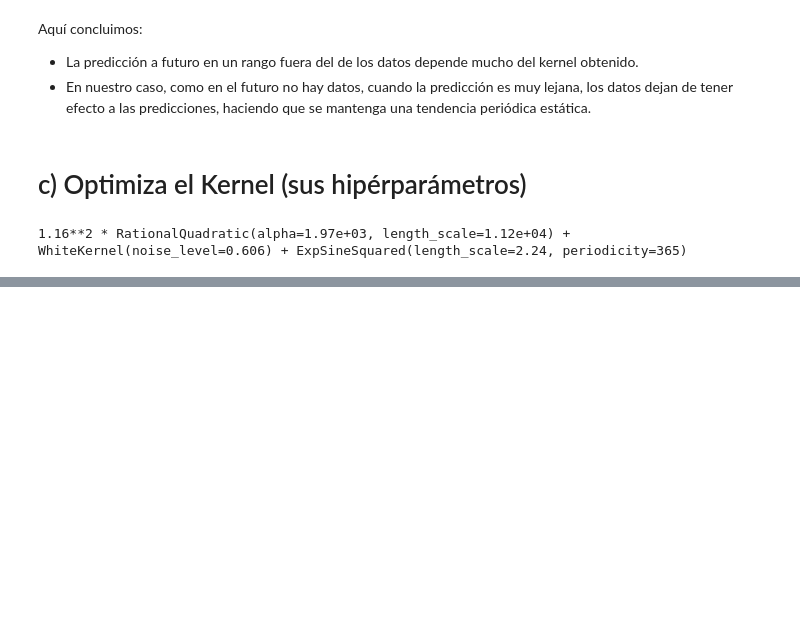
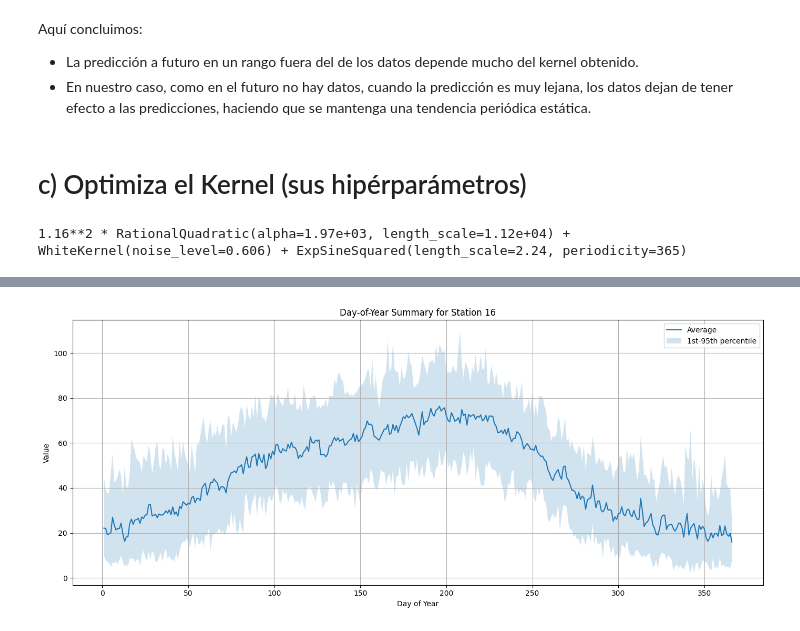
Before and after one commit to Davidjmz12/Automatic-Learning, a Jupyter notebook: Lab-08/P8_extra.ipynb, the cells around one changed output, grey strips where cells are left out. Saved outputs shown, nothing was run; the diff lists cells and outputs as text; code cells hidden in the pictures; blank space fills up the shorter version.

```diff
--- a/Lab-08/P8_extra.ipynb
+++ b/Lab-08/P8_extra.ipynb
@@ -678,0 +727,5 @@ Puedes repetir esto con diferentes contaminantes. Recuerda justificar el diseño
+# %%
+days_summary = get_station_dayofyear_data(final_data, station_id)
+plot_dayofyear_summary(days_summary, station_id)
+# %% [output]
+[figure, added]
```
Also changed, not shown: parts of 21 cells of this notebook, 1 other file.
